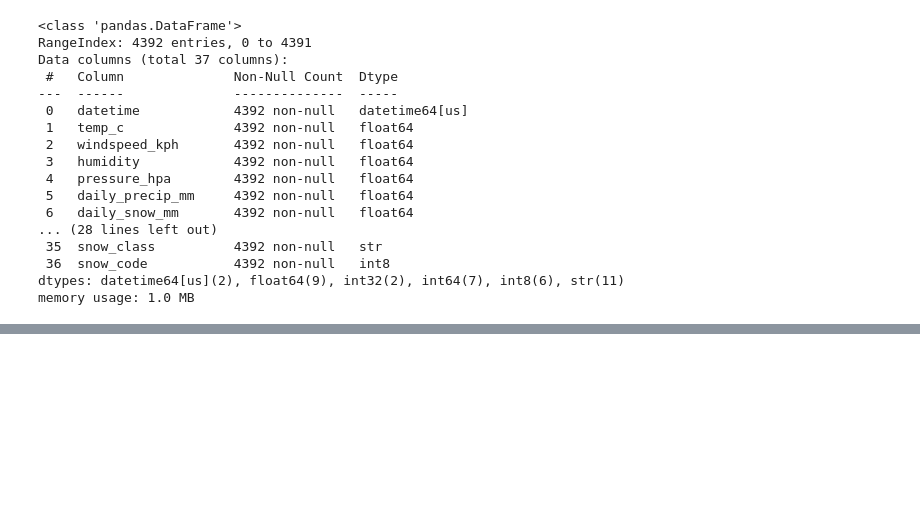
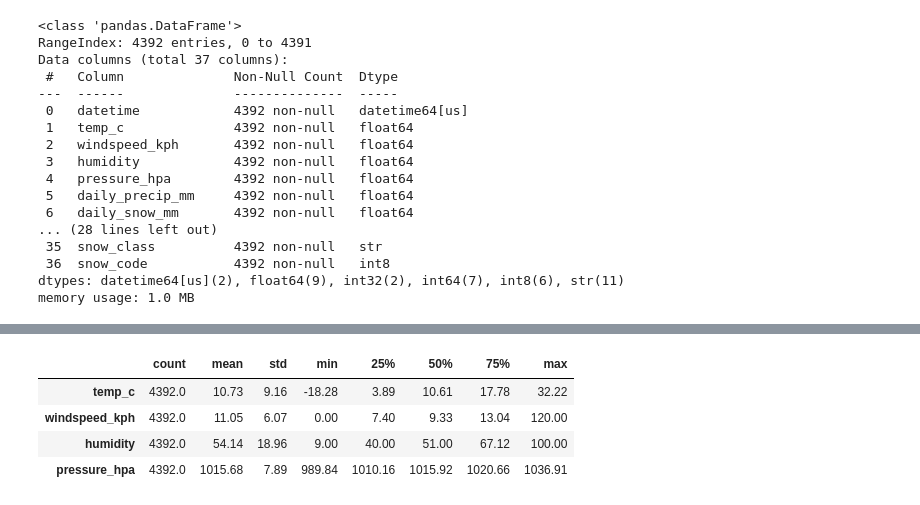
Before and after one commit to Wendo99/NYC-Taxi-Trip-Duration, a Jupyter notebook: notebooks/weather.ipynb, the cells around one changed output, grey strips where cells are left out. Saved outputs shown, nothing was run; the diff lists cells and outputs as text; code cells hidden in the pictures; blank space fills up the shorter version.

```diff
--- a/notebooks/weather.ipynb
+++ b/notebooks/weather.ipynb
@@ -278,0 +181,9 @@ np.int64(0)
+# %%
+CONTINUOUS = ["temp_c", "windspeed_kph", "humidity", "pressure_hpa"]
+weather_df[CONTINUOUS].describe().T.round(2)
+# %% [output]
+|  | count | mean | std | min | 25% | 50% | 75% | max |
+| temp_c | 4392.0 | 10.73 | 9.16 | -18.28 | 3.89 | 10.61 | 17.78 | 32.22 |
+| windspeed_kph | 4392.0 | 11.05 | 6.07 | 0.00 | 7.40 | 9.33 | 13.04 | 120.00 |
+| humidity | 4392.0 | 54.14 | 18.96 | 9.00 | 40.00 | 51.00 | 67.12 | 100.00 |
+| pressure_hpa | 4392.0 | 1015.68 | 7.89 | 989.84 | 1010.16 | 1015.92 | 1020.66 | 1036.91 |
```
Also changed, not shown: parts of 68 cells of this notebook.
